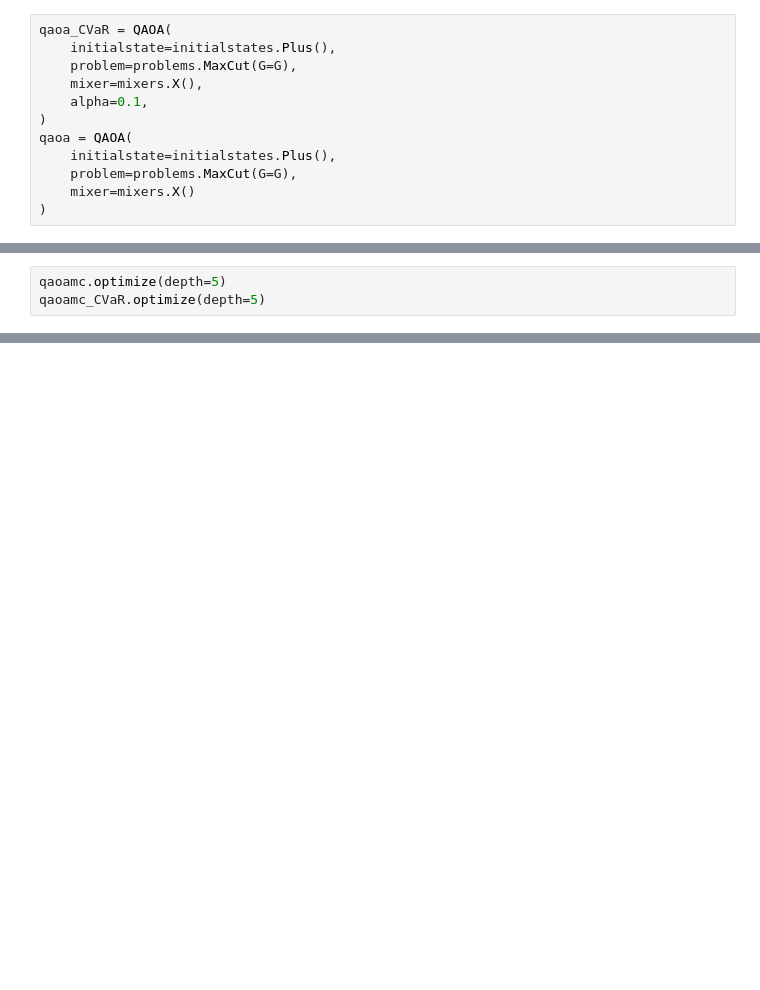
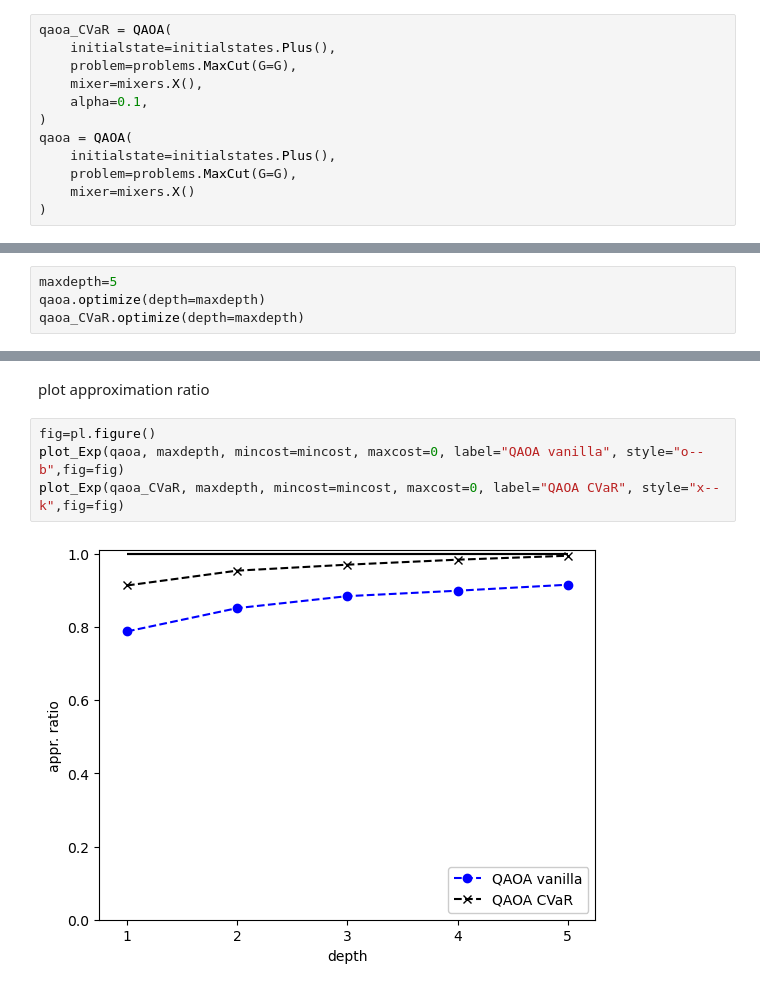
Before and after one commit to OpenQuantumComputing/QAOA, a Jupyter notebook: examples/MaxCut/CVaR.ipynb, the cells around one changed output, grey strips where cells are left out. Saved outputs shown, nothing was run; the diff lists cells and outputs as text; blank space fills up the shorter version.

```diff
--- a/examples/MaxCut/CVaR.ipynb
+++ b/examples/MaxCut/CVaR.ipynb
@@ -74,3 +36,4 @@ Below the cost landscape of both the standard QAOA method and the CVaR method is
 # %%
-qaoamc.optimize(depth=5)
-qaoamc_CVaR.optimize(depth=5)
+maxdepth=5
+qaoa.optimize(depth=maxdepth)
+qaoa_CVaR.optimize(depth=maxdepth)
@@ -98,0 +66,8 @@ _ = pl.legend()
+# %% [markdown]
+plot approximation ratio
+# %%
+fig=pl.figure()
+plot_Exp(qaoa, maxdepth, mincost=mincost, maxcost=0, label="QAOA vanilla", style="o--b",fig=fig)
+plot_Exp(qaoa_CVaR, maxdepth, mincost=mincost, maxcost=0, label="QAOA CVaR", style="x--k",fig=fig)
+# %% [output]
+[figure, added]
```
Also changed, not shown: parts of 17 cells of this notebook, 8 other files.
